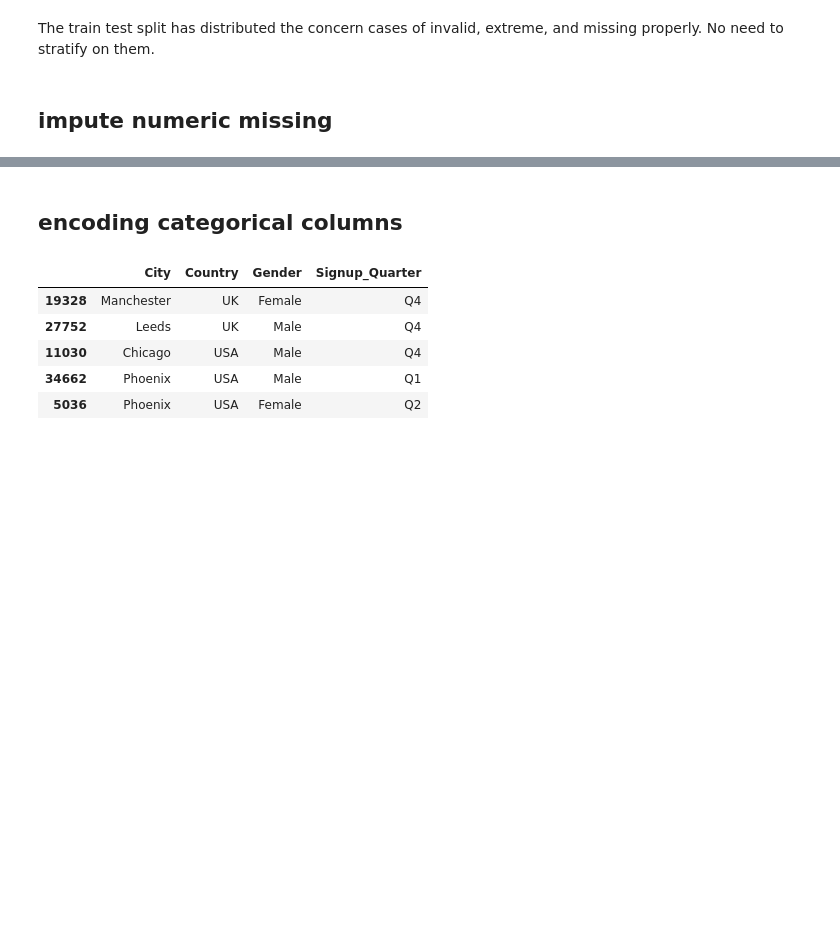
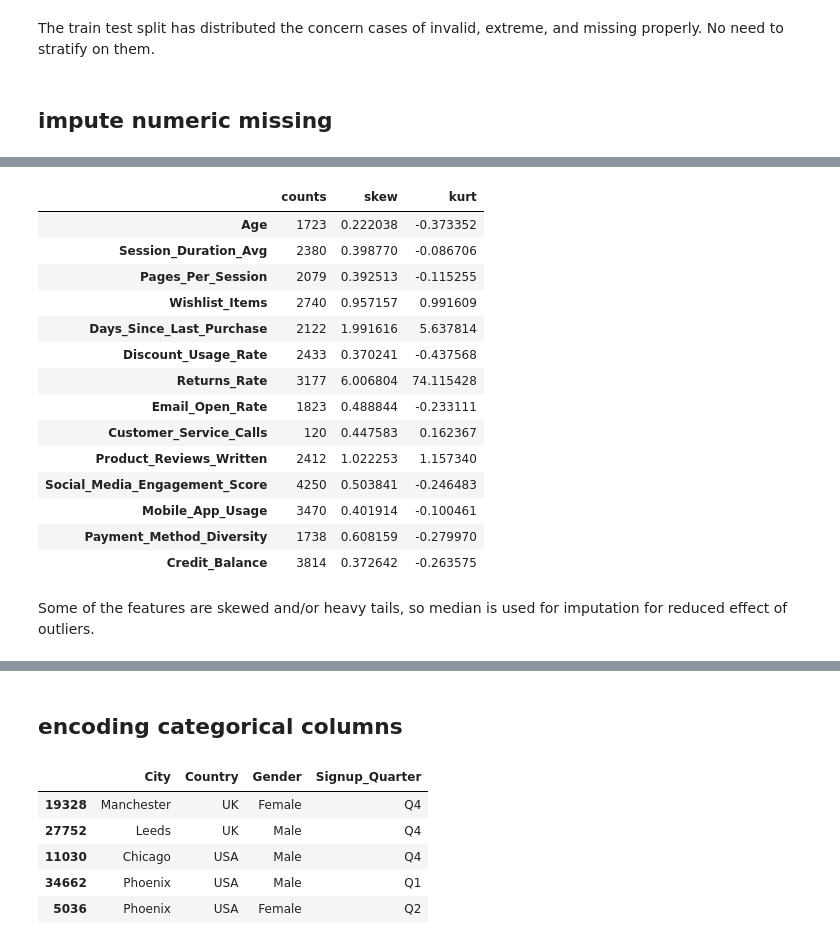
Before and after one commit to shashankgarewal/customer-churn-prediction-segmentation-revenue-risk-analysis, a Jupyter notebook: notebooks/churn-modeling.ipynb, the cells around one changed output, grey strips where cells are left out. Saved outputs shown, nothing was run; the diff lists cells and outputs as text; code cells hidden in the pictures; blank space fills up the shorter version.

Commit message:
feat: implement median impute strategy and nontree specific data transformation

```diff
--- a/notebooks/churn-modeling.ipynb
+++ b/notebooks/churn-modeling.ipynb
@@ -156 +169,35 @@ num_cols = Xtrain.select_dtypes(float).columns
+# %%
+missing_counts_sparse = Xtrain.isna().sum()
+missing_cols = missing_counts_sparse[missing_counts_sparse > 0 ].index
+
+
+missing_counts = missing_counts_sparse[missing_cols]
+missing_skews = Xtrain[missing_cols].skew()
+missing_kurts = Xtrain[missing_cols].kurt()
+
+stats_prop = pd.DataFrame({
+    'counts': missing_counts,
+    'skew': missing_skews,
+    'kurt': missing_kurts
+})
+
+stats_prop
+# %% [output]
+|  | counts | skew | kurt |
+| Age | 1723 | 0.222038 | -0.373352 |
+| Session_Duration_Avg | 2380 | 0.398770 | -0.086706 |
+| Pages_Per_Session | 2079 | 0.392513 | -0.115255 |
+| Wishlist_Items | 2740 | 0.957157 | 0.991609 |
+| Days_Since_Last_Purchase | 2122 | 1.991616 | 5.637814 |
+| Discount_Usage_Rate | 2433 | 0.370241 | -0.437568 |
+| Returns_Rate | 3177 | 6.006804 | 74.115428 |
+| Email_Open_Rate | 1823 | 0.488844 | -0.233111 |
+| Customer_Service_Calls | 120 | 0.447583 | 0.162367 |
+| Product_Reviews_Written | 2412 | 1.022253 | 1.157340 |
+| Social_Media_Engagement_Score | 4250 | 0.503841 | -0.246483 |
+| Mobile_App_Usage | 3470 | 0.401914 | -0.100461 |
+| Payment_Method_Diversity | 1738 | 0.608159 | -0.279970 |
+| Credit_Balance | 3814 | 0.372642 | -0.263575 |
+# %% [markdown]
+Some of the features are skewed and/or heavy tails, so median is used for imputation for reduced effect of outliers.
 # %%
```
Also changed, not shown: parts of 14 cells of this notebook.
